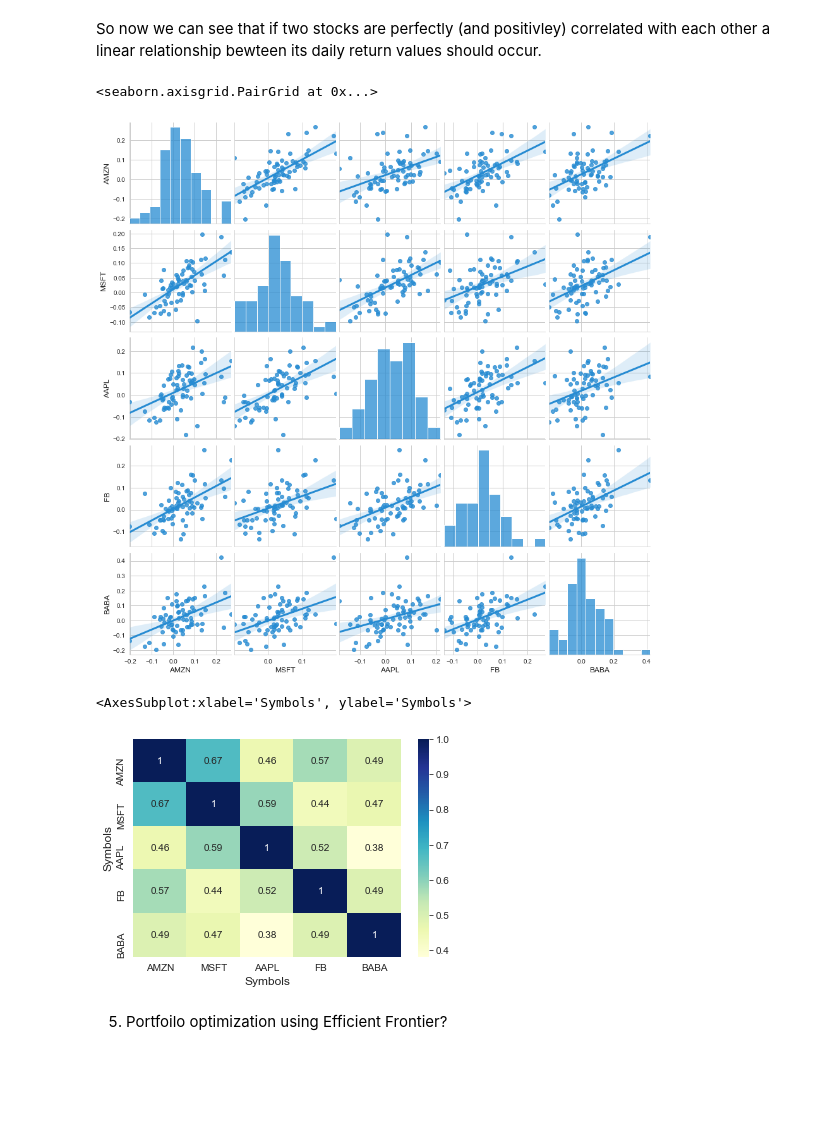
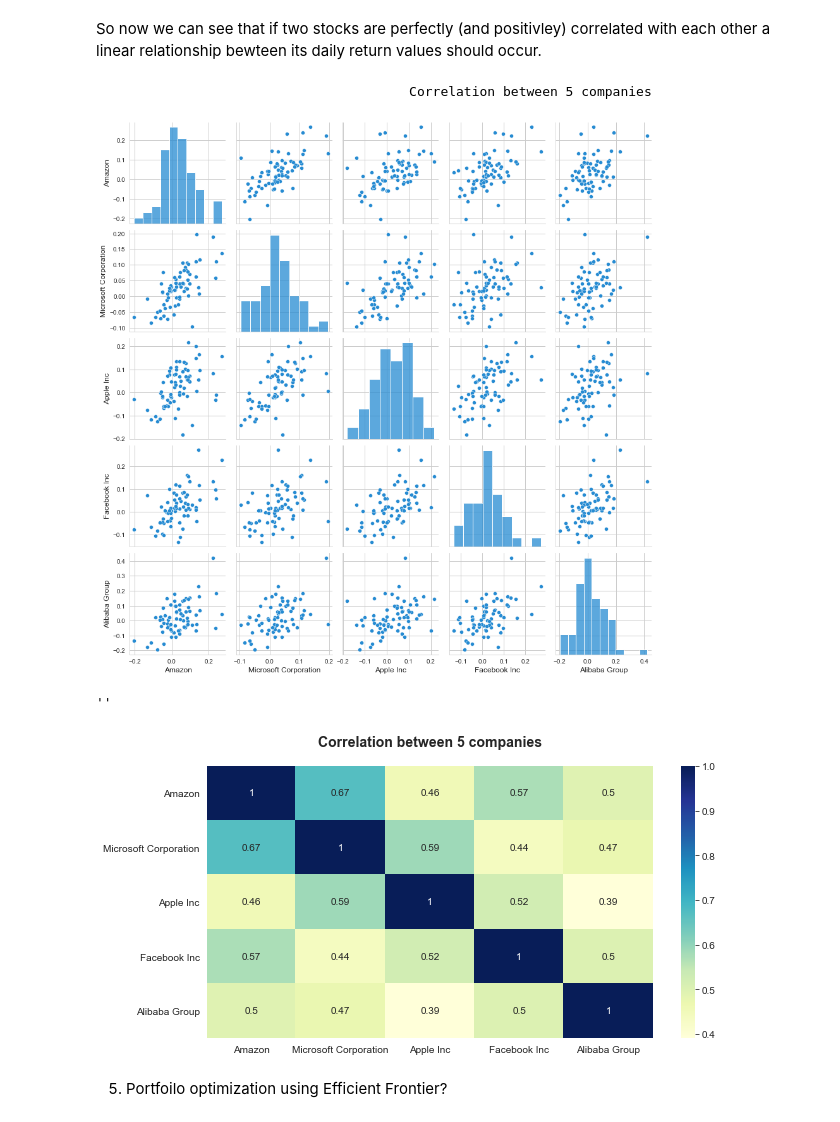
Before and after one commit to RITISHKARKIUNH/stockanalysis, a Jupyter notebook: Stock_Analysis.ipynb, the cells around one changed output. Saved outputs shown, nothing was run; the diff lists cells and outputs as text; code cells hidden in the pictures; blank space fills up the shorter version.

```diff
--- a/Stock_Analysis.ipynb
+++ b/Stock_Analysis.ipynb
@@ -93,0 +80,26 @@ data.tail()
+# %%
+#List of ticker of companies
+ticker_list = ['AAPL', 'GOOG', 'MSFT', 'AMZN', 'FB', 'BABA','JNJ', 'JPM', 'XOM', 'BAC', 'WMT', 'WFC', 'V', 'PG', 'VZ', 'T', 'UNH', 'HD', 'INTC', 'ORCL']
+
+CompanyNameMap={
+    "AAPL":"Apple Inc",
+    "GOOG":"Alphabet Inc",
+    "MSFT":"Microsoft Corporation",
+    "AMZN":"Amazon",
+    "FB":"Facebook Inc",
+    "BABA": "Alibaba Group",
+    "JNJ":"Johnson & Johnson",
+    "JPM":"JPMorgon Chase & Co",
+    "XOM": "ExxonMobil",
+    "BAC": "Bank of America",
+    "WMT": "WalMart Store Inc",
+    "WFC":"Wells Fargo & Co",
+    "V": "Visa Inc",
+    "PG": "Procter & Gamble Co",
+    "VZ": "Verizon Communication",
+    "T":"AT&T Inc",
+    "UNH": "UnitedHealth Group Inc",
+    "HD": "Home Depot",
+    "INTC": "Intel",
+    "ORCL":"Oracle"
+}
@@ -318,18 +378,30 @@ sns.jointplot('AMZN', 'MSFT', returns_five, kind='scatter', color = "blue")
 # %% [markdown]
 So now we can see that if two stocks are perfectly (and positivley) correlated with each other a linear relationship bewteen its daily return values should occur.
+# %%
+# Renaming the columns
+
+fullname = []
+for name in company_name:
+    fullname.append(CompanyNameMap[name])
+
+returns_five.columns = fullname
 # %%
-# Here we are simply calling pairplot on our DataFrame for an automatic visual analysis
-# of all the comparisons
-sns.pairplot(returns_five, kind='reg')
+# Here we are simply calling pairplot on our DataFrame for an automatic visual analysis of all the comparisons
+sns.pairplot(returns_five)
+;
+print(colored('\t\t\t\t\tCorrelation between 5 companies', attrs=['bold']))
 # %% [output]
-<seaborn.axisgrid.PairGrid at 0x...>
+                                        Correlation between 5 companies
-[figure, old version]
+[figure, new version]
 # %%
 # Here we are using seabron for a quick correlation plot for the daily returns
+plt.figure(figsize = (10,5))
 sns.heatmap(returns_five.corr(), annot=True, cmap="YlGnBu")
+plt.title('Correlation between 5 companies', fontsize = 14, fontweight = 'bold', y = 1.05)
+;
 # %% [output]
-<AxesSubplot:xlabel='Symbols', ylabel='Symbols'>
+''
-[figure, old version]
+[figure, new version]
 # %% [markdown]
 5. Portfoilo optimization using Efficient Frontier?
 # %%
```
Also changed, not shown: parts of 56 cells of this notebook.
